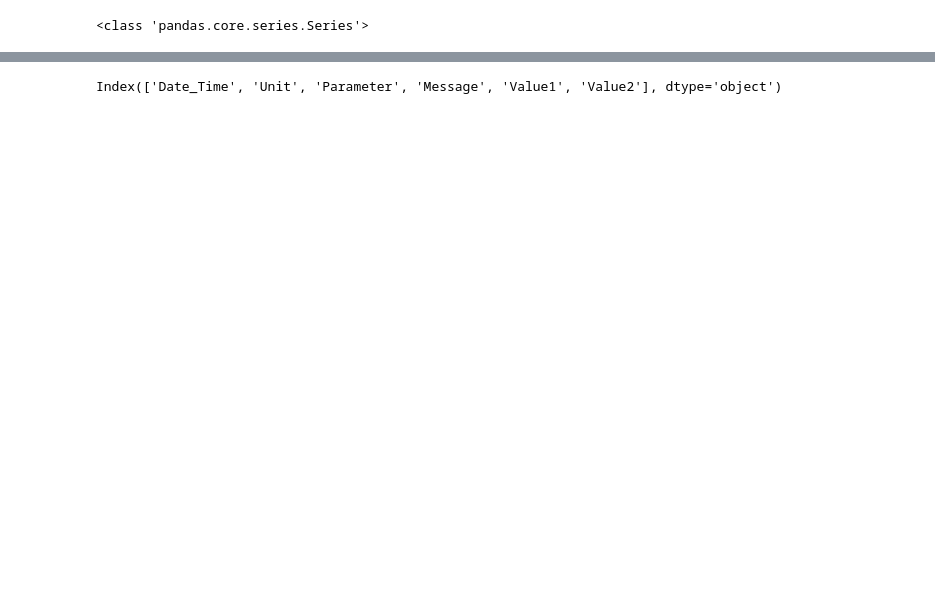
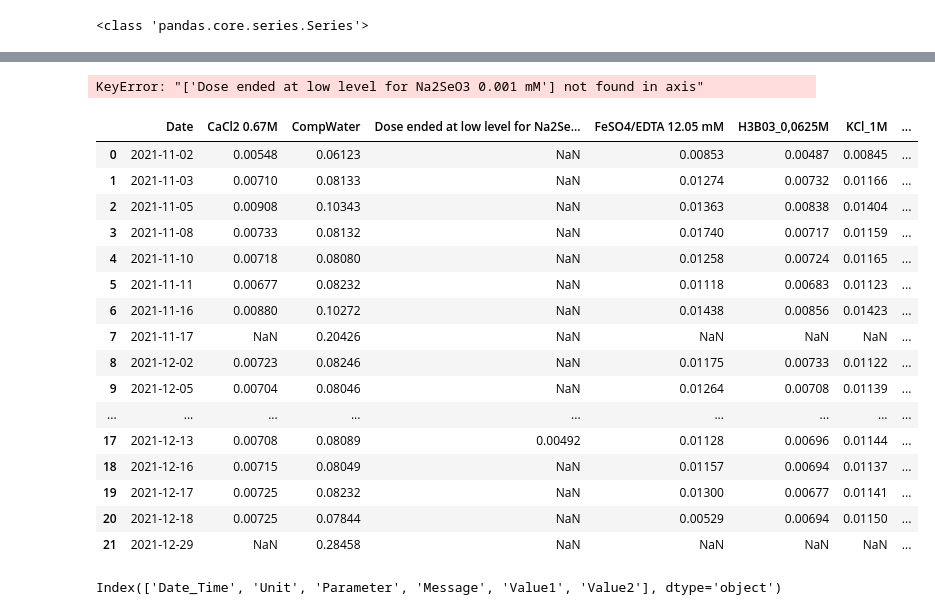
Before and after one commit to janakishyama/ESR_10, a Jupyter notebook: WP1/data_cleaning_DBexport/_4_feed_Nutrient/3_feedData_Dosing.ipynb, the cells around one changed output, grey strips where cells are left out. Saved outputs shown, nothing was run; the diff lists cells and outputs as text; code cells hidden in the pictures; blank space fills up the shorter version.

```diff
--- a/WP1/data_cleaning_DBexport/_4_feed_Nutrient/3_feedData_Dosing.ipynb
+++ b/WP1/data_cleaning_DBexport/_4_feed_Nutrient/3_feedData_Dosing.ipynb
@@ -315,3 +318,5 @@ new_df = recipe_tmp4.set_index(['Message']).unstack('Message')
 print(type(new_df))
 # %% [output]
 <class 'pandas.core.series.Series'>
+# %%
+recipe_tmp6 = recipe_tmp4.pivot_table(index=['Date'], columns='Message', values='Value2', aggfunc='first').reset_index().rename_axis(None, axis=1)
@@ -318,3 +343,27 @@ print(type(new_df))
+# %%
+recipe_tmp6 = recipe_tmp6.drop(['Dose ended at low level for Na2SeO3 0.001 mM'], axis = 1)
+# %% [output]
+KeyError: "['Dose ended at low level for Na2SeO3 0.001 mM'] not found in axis"
+# %%
+recipe_tmp6.head(60)
+# %% [output]
+|  | Date | CaCl2 0.67M | CompWater | Dose ended at low level for Na2Se... | FeSO4/EDTA 12.05 mM | H3B03_0,0625M | KCl_1M | ... |
+| 0 | 2021-11-02 | 0.00548 | 0.06123 | NaN | 0.00853 | 0.00487 | 0.00845 | ... |
+| 1 | 2021-11-03 | 0.00710 | 0.08133 | NaN | 0.01274 | 0.00732 | 0.01166 | ... |
+| 2 | 2021-11-05 | 0.00908 | 0.10343 | NaN | 0.01363 | 0.00838 | 0.01404 | ... |
+| 3 | 2021-11-08 | 0.00733 | 0.08132 | NaN | 0.01740 | 0.00717 | 0.01159 | ... |
+| 4 | 2021-11-10 | 0.00718 | 0.08080 | NaN | 0.01258 | 0.00724 | 0.01165 | ... |
+| 5 | 2021-11-11 | 0.00677 | 0.08232 | NaN | 0.01118 | 0.00683 | 0.01123 | ... |
+| 6 | 2021-11-16 | 0.00880 | 0.10272 | NaN | 0.01438 | 0.00856 | 0.01423 | ... |
+| 7 | 2021-11-17 | NaN | 0.20426 | NaN | NaN | NaN | NaN | ... |
+| 8 | 2021-12-02 | 0.00723 | 0.08246 | NaN | 0.01175 | 0.00733 | 0.01122 | ... |
+| 9 | 2021-12-05 | 0.00704 | 0.08046 | NaN | 0.01264 | 0.00708 | 0.01139 | ... |
+| ... | ... | ... | ... | ... | ... | ... | ... | ... |
+| 17 | 2021-12-13 | 0.00708 | 0.08089 | 0.00492 | 0.01128 | 0.00696 | 0.01144 | ... |
+| 18 | 2021-12-16 | 0.00715 | 0.08049 | NaN | 0.01157 | 0.00694 | 0.01137 | ... |
+| 19 | 2021-12-17 | 0.00725 | 0.08232 | NaN | 0.01300 | 0.00677 | 0.01141 | ... |
+| 20 | 2021-12-18 | 0.00725 | 0.07844 | NaN | 0.00529 | 0.00694 | 0.01150 | ... |
+| 21 | 2021-12-29 | NaN | 0.28458 | NaN | NaN | NaN | NaN | ... |
 # %%
 '''
 object_columns = feed_tmp1.select_dtypes(include=['object']).columns
```
Also changed, not shown: parts of 2 cells of this notebook.
